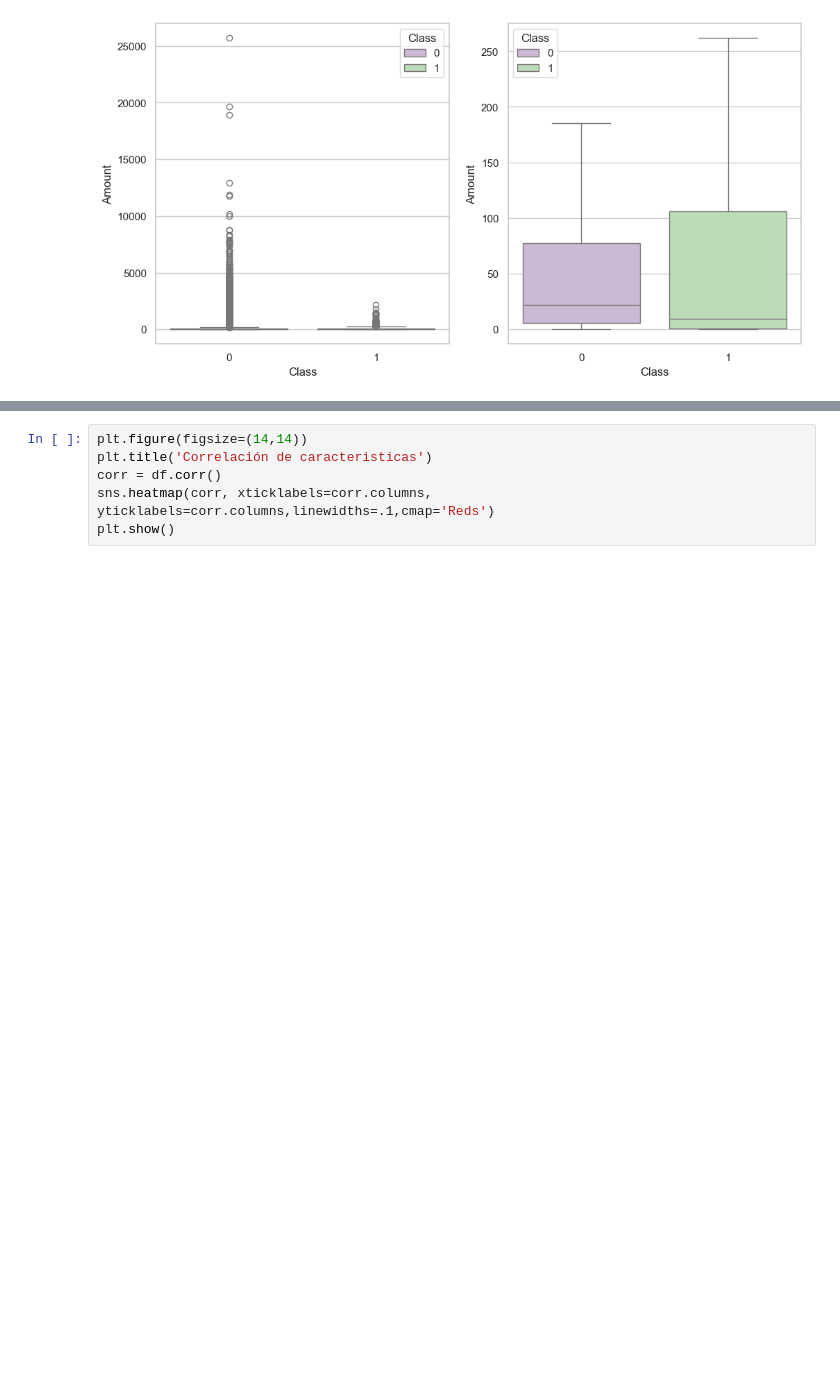
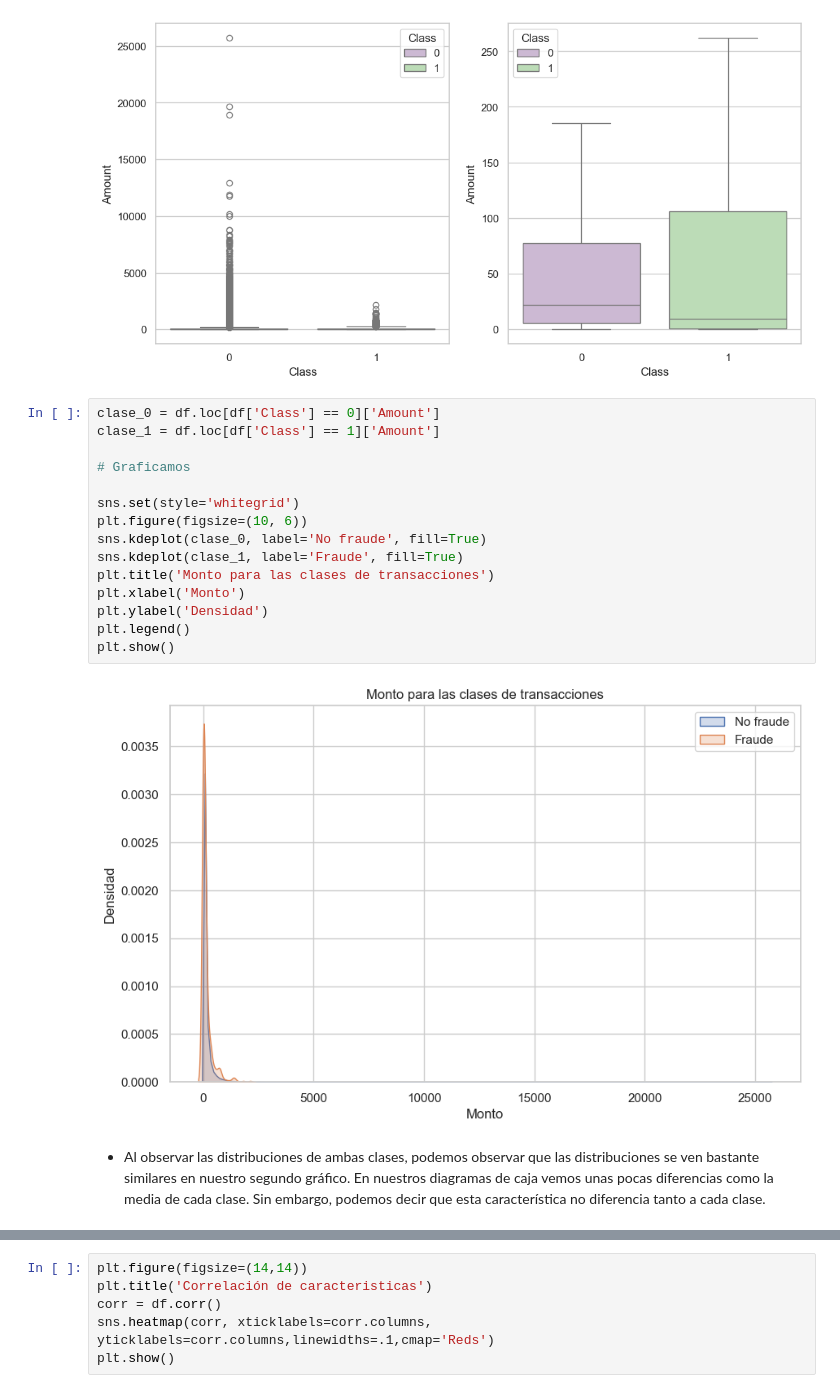
Before and after one commit to No-Country-simulation/c19-128-t-data-bi, a Jupyter notebook: Notebooks/CC_fraud_detection.ipynb, the cells around one changed output, grey strips where cells are left out. Cells and saved outputs as stored; diff of their text form; blank space fills up the shorter version.

```diff
--- a/Notebooks/CC_fraud_detection.ipynb
+++ b/Notebooks/CC_fraud_detection.ipynb
@@ -177,4 +185,23 @@ s = sns.boxplot(ax = ax2, x="Class", y="Amount", hue="Class",data=df, palette="P
 plt.show()
 # %% [output]
 [figure]
+# %%
+clase_0 = df.loc[df['Class'] == 0]['Amount']
+clase_1 = df.loc[df['Class'] == 1]['Amount']
+
+# Graficamos
+
+sns.set(style='whitegrid')
+plt.figure(figsize=(10, 6))
+sns.kdeplot(clase_0, label='No fraude', fill=True)
+sns.kdeplot(clase_1, label='Fraude', fill=True)
+plt.title('Monto para las clases de transacciones')
+plt.xlabel('Monto')
+plt.ylabel('Densidad')
+plt.legend()
+plt.show()
+# %% [output]
+[figure, added]
+# %% [markdown]
+- Al observar las distribuciones de ambas clases, podemos observar que las distribuciones se ven bastante similares en nuestro segundo gráfico. En nuestros diagramas de caja vemos unas pocas diferencias como la media de cada clase. Sin embargo, podemos decir que esta característica no diferencia tanto a cada clase.
 # %% [markdown]
```
Also changed, not shown: parts of 33 cells of this notebook.
